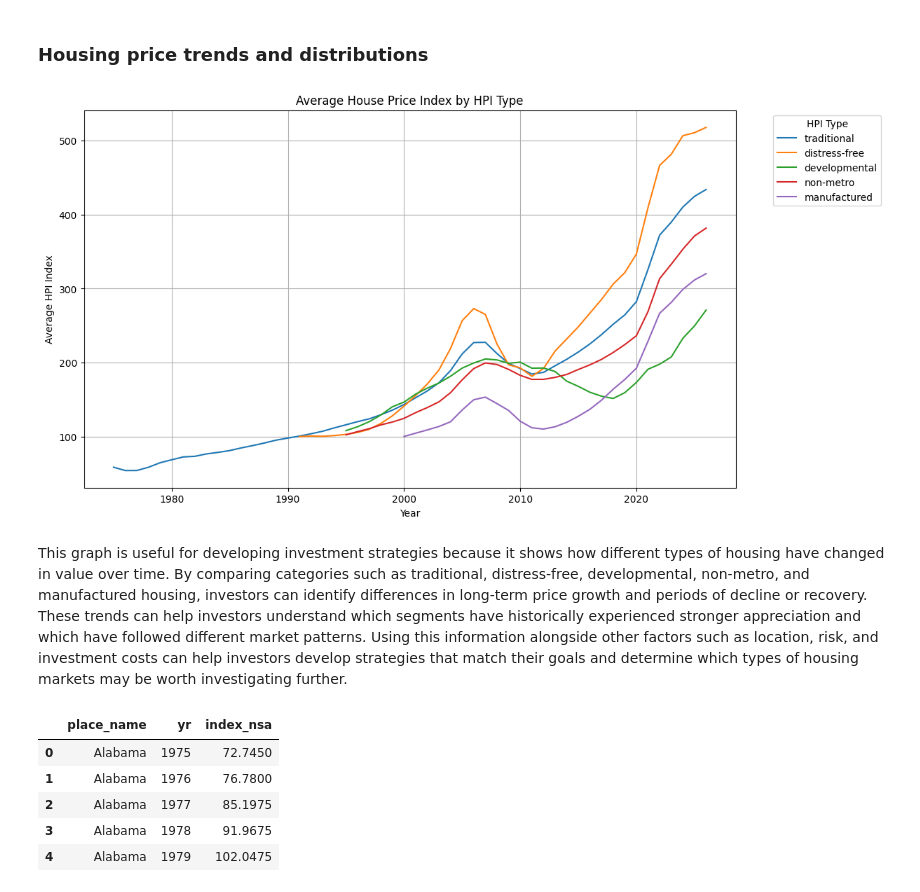
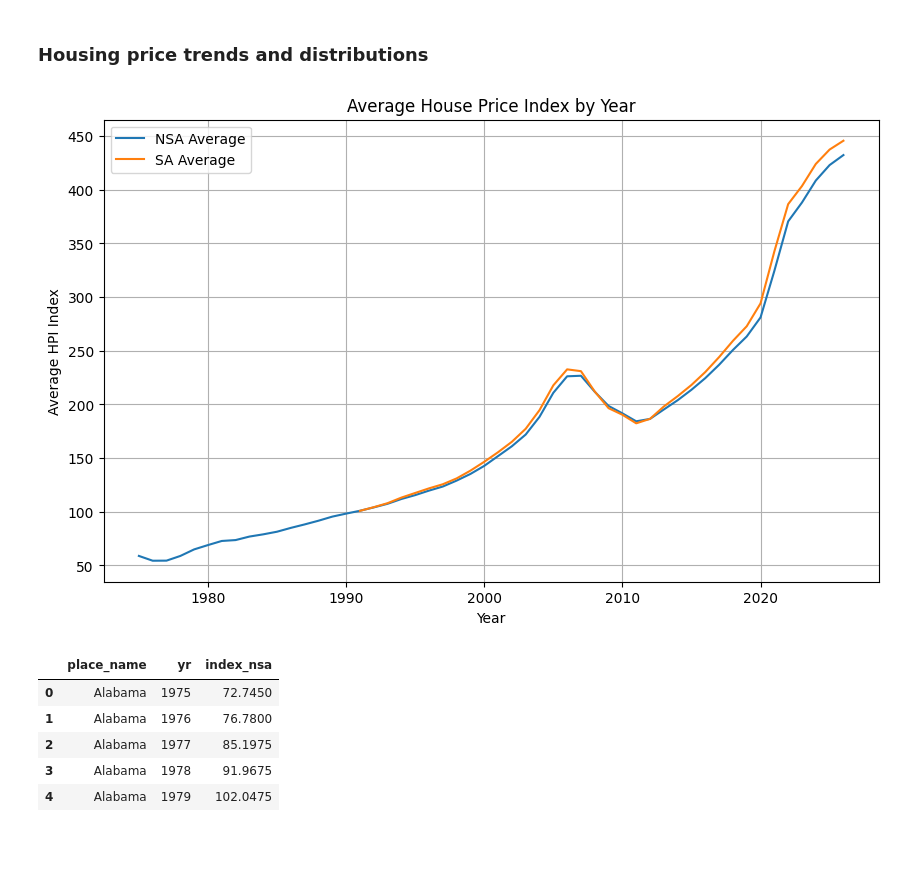
Before and after one commit to j-dudas11/DS_201_Capstone_1_Jake_Dudas, a Jupyter notebook: DSCap1v2.ipynb, the cells around one changed output. Saved outputs shown, nothing was run; the diff lists cells and outputs as text; code cells hidden in the pictures; blank space fills up the shorter version.

```diff
--- a/DSCap1v2.ipynb
+++ b/DSCap1v2.ipynb
@@ -229,25 +234,23 @@ df[["yr", "index_nsa", "index_sa"]].describe()
 # %%
 import pandas as pd
 import matplotlib.pyplot as plt
 
-yearly_type = df.groupby(['yr', 'hpi_type'])['index_nsa'].mean().reset_index()
+yearly_avg = df.groupby('yr')[['index_nsa', 'index_sa']].mean().reset_index()
 
-plt.figure(figsize=(12, 7))
+plt.figure(figsize=(10, 6))
 
-for hpi_type in yearly_type['hpi_type'].unique():
-    data = yearly_type[yearly_type['hpi_type'] == hpi_type]
-    plt.plot(data['yr'], data['index_nsa'], label=hpi_type)
+plt.plot(yearly_avg['yr'], yearly_avg['index_nsa'], label='NSA Average')
+plt.plot(yearly_avg['yr'], yearly_avg['index_sa'], label='SA Average')
 
 plt.xlabel('Year')
 plt.ylabel('Average HPI Index')
-plt.title('Average House Price Index by HPI Type')
-plt.legend(title='HPI Type', bbox_to_anchor=(1.05, 1), loc='upper left')
+plt.title('Average House Price Index by Year')
+plt.legend()
 plt.grid(True)
+
 plt.show()
 # %% [output]
-[figure, old version]
+[figure, new version]
-# %% [markdown]
-This graph is useful for developing investment strategies because it shows how different types of housing have changed in value over time. By comparing categories such as traditional, distress-free, developmental, non-metro, and manufactured housing, investors can identify differences in long-term price growth and periods of decline or recovery. These trends can help investors understand which segments have historically experienced stronger appreciation and which have followed different market patterns. Using this information alongside other factors such as location, risk, and investment costs can help investors develop strategies that match their goals and determine which types of housing markets may be worth investigating further.
 # %%
 # Keep only state-level records with an HPI value
 state_data = df[
```
Also changed, not shown: parts of 4 cells of this notebook.
